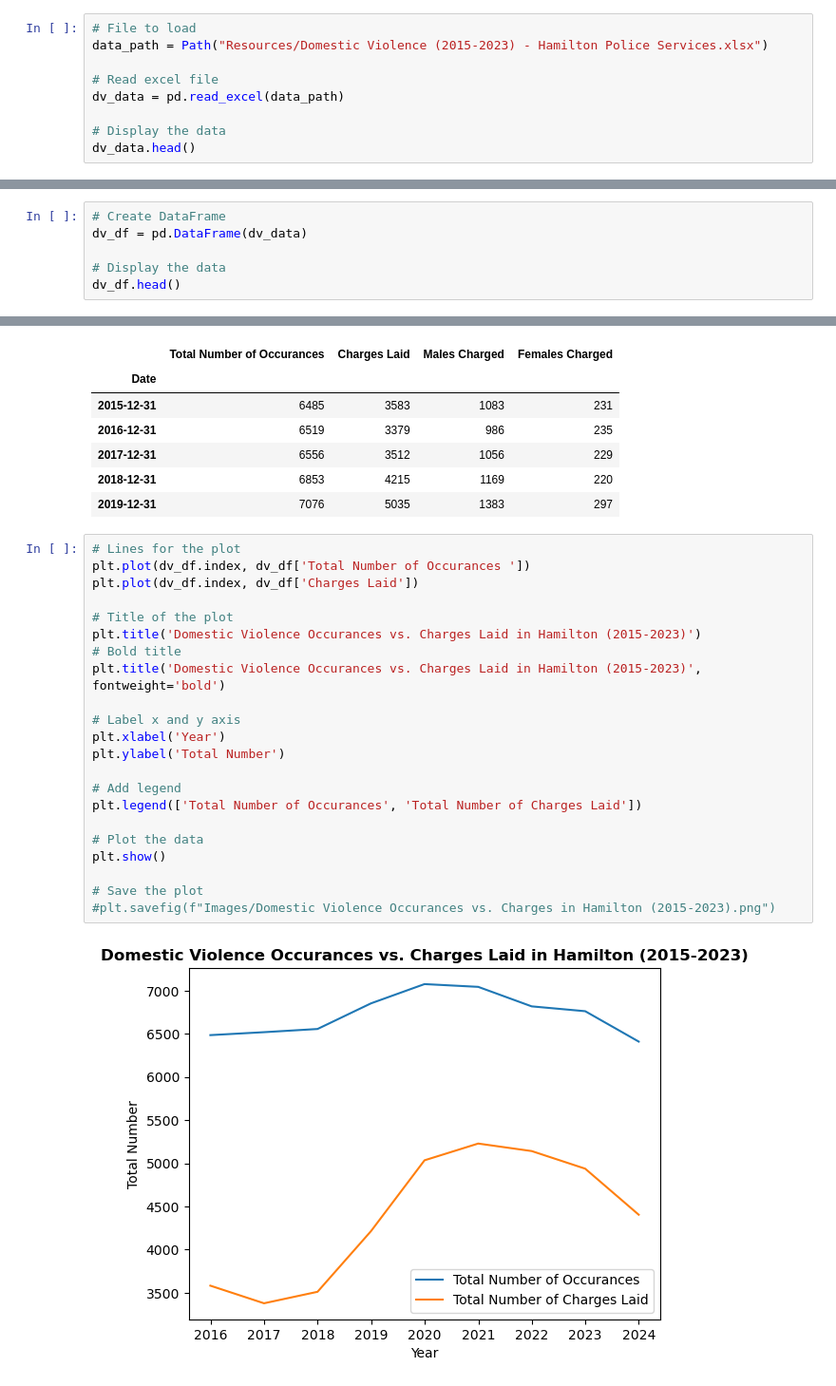
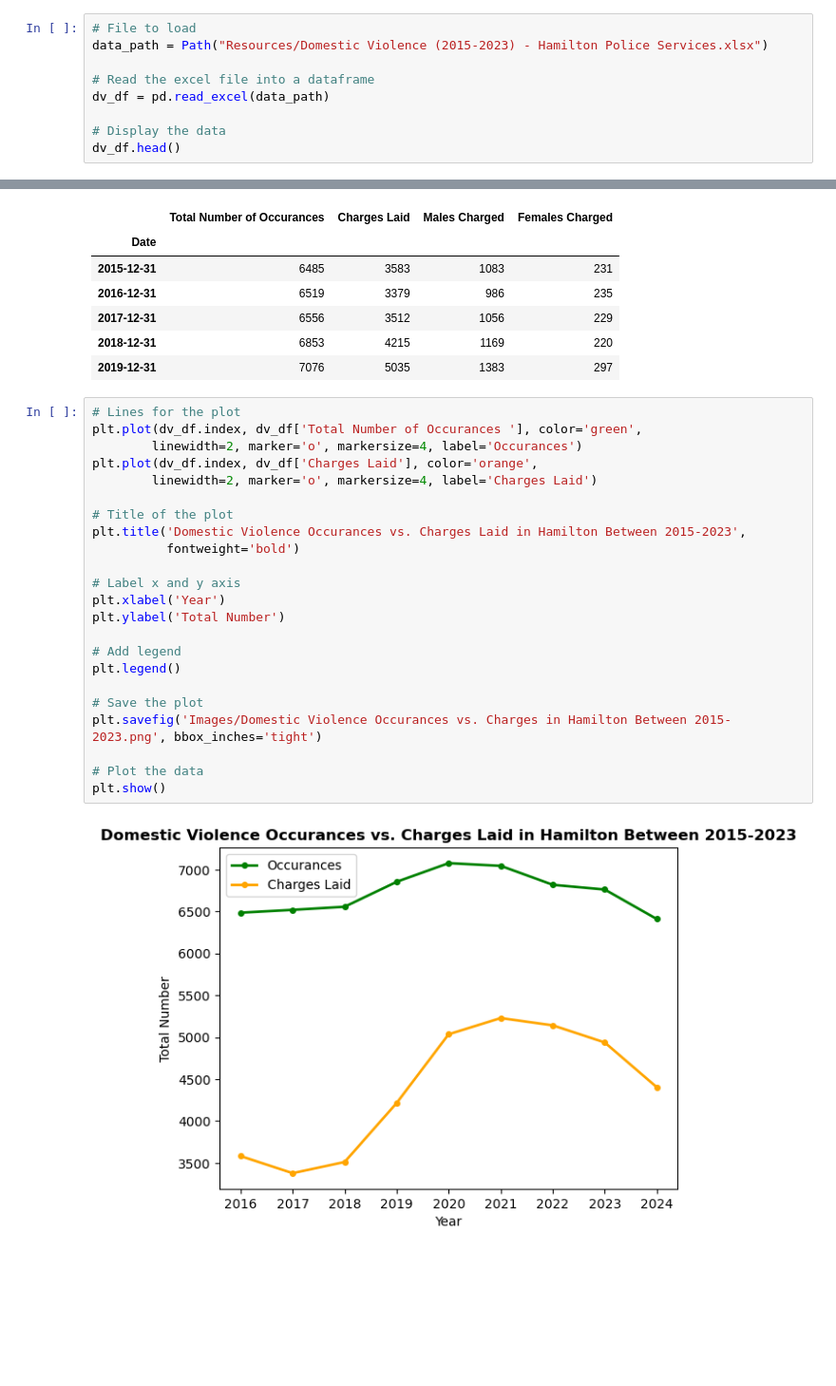
Before and after one commit to keyanap/YWCA-Gender-Based-Safety-Audit, a Jupyter notebook: DV_HPS_Time_Series.ipynb, the cells around one changed output, grey strips where cells are left out. Shown at 95% size. Saved outputs shown, nothing was run; the diff lists cells and outputs as text; blank space fills up the shorter version.

Commit message:
Stylization of Visualizations

```diff
--- a/DV_HPS_Time_Series.ipynb
+++ b/DV_HPS_Time_Series.ipynb
@@ -11,11 +11,11 @@ today = date.today()
 # File to load
 data_path = Path("Resources/Domestic Violence (2015-2023) - Hamilton Police Services.xlsx")
 
-# Read excel file
-dv_data = pd.read_excel(data_path)
+# Read the excel file into a dataframe
+dv_df = pd.read_excel(data_path)
 
 # Display the data
-dv_data.head()
+dv_df.head()
 # %% [output]
 |  | Date | Total Number of Occurances | Charges Laid | Males Charged | Females Charged | Dual Charges | ... |
 | 0 | 2015-12-31 | 6485 | 3583 | 1083 | 231 | 40 | ... |
@@ -23,9 +23,3 @@ dv_data.head()
 | 2 | 2017-12-31 | 6556 | 3512 | 1056 | 229 | 35 | ... |
 | 3 | 2018-12-31 | 6853 | 4215 | 1169 | 220 | 31 | ... |
 | 4 | 2019-12-31 | 7076 | 5035 | 1383 | 297 | 63 | ... |
-# %%
-# Create DataFrame
-dv_df = pd.DataFrame(dv_data)
-
-# Display the data
-dv_df.head()
@@ -75,26 +62,27 @@ dv_df.head()
 | 2019-12-31 | 7076 | 5035 | 1383 | 297 |
 # %%
 # Lines for the plot
-plt.plot(dv_df.index, dv_df['Total Number of Occurances '])
-plt.plot(dv_df.index, dv_df['Charges Laid'])
+plt.plot(dv_df.index, dv_df['Total Number of Occurances '], color='green',
+        linewidth=2, marker='o', markersize=4, label='Occurances')
+plt.plot(dv_df.index, dv_df['Charges Laid'], color='orange',
+        linewidth=2, marker='o', markersize=4, label='Charges Laid')
 
 # Title of the plot
-plt.title('Domestic Violence Occurances vs. Charges Laid in Hamilton (2015-2023)')
-# Bold title
-plt.title('Domestic Violence Occurances vs. Charges Laid in Hamilton (2015-2023)', fontweight='bold')
+plt.title('Domestic Violence Occurances vs. Charges Laid in Hamilton Between 2015-2023',
+          fontweight='bold')
 
 # Label x and y axis
 plt.xlabel('Year')
 plt.ylabel('Total Number')
 
 # Add legend
-plt.legend(['Total Number of Occurances', 'Total Number of Charges Laid'])
+plt.legend()
+
+# Save the plot
+plt.savefig('Images/Domestic Violence Occurances vs. Charges in Hamilton Between 2015-2023.png', bbox_inches='tight')
 
 # Plot the data
 plt.show()
-
-# Save the plot
-#plt.savefig(f"Images/Domestic Violence Occurances vs. Charges in Hamilton (2015-2023).png")
 # %% [output]
-[figure, old version]
+[figure, new version]
 # %% [markdown]
```
Also changed, not shown: parts of 4 cells of this notebook, 9 other files.
